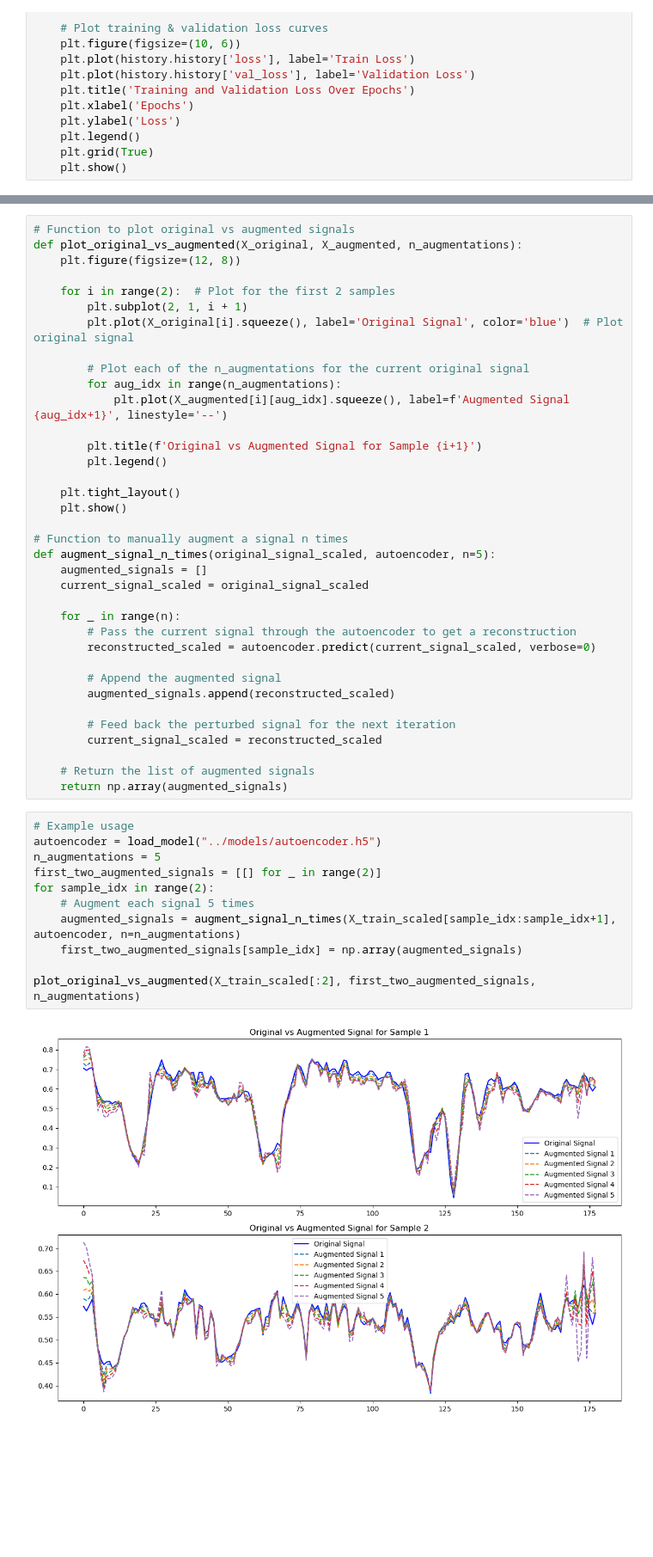
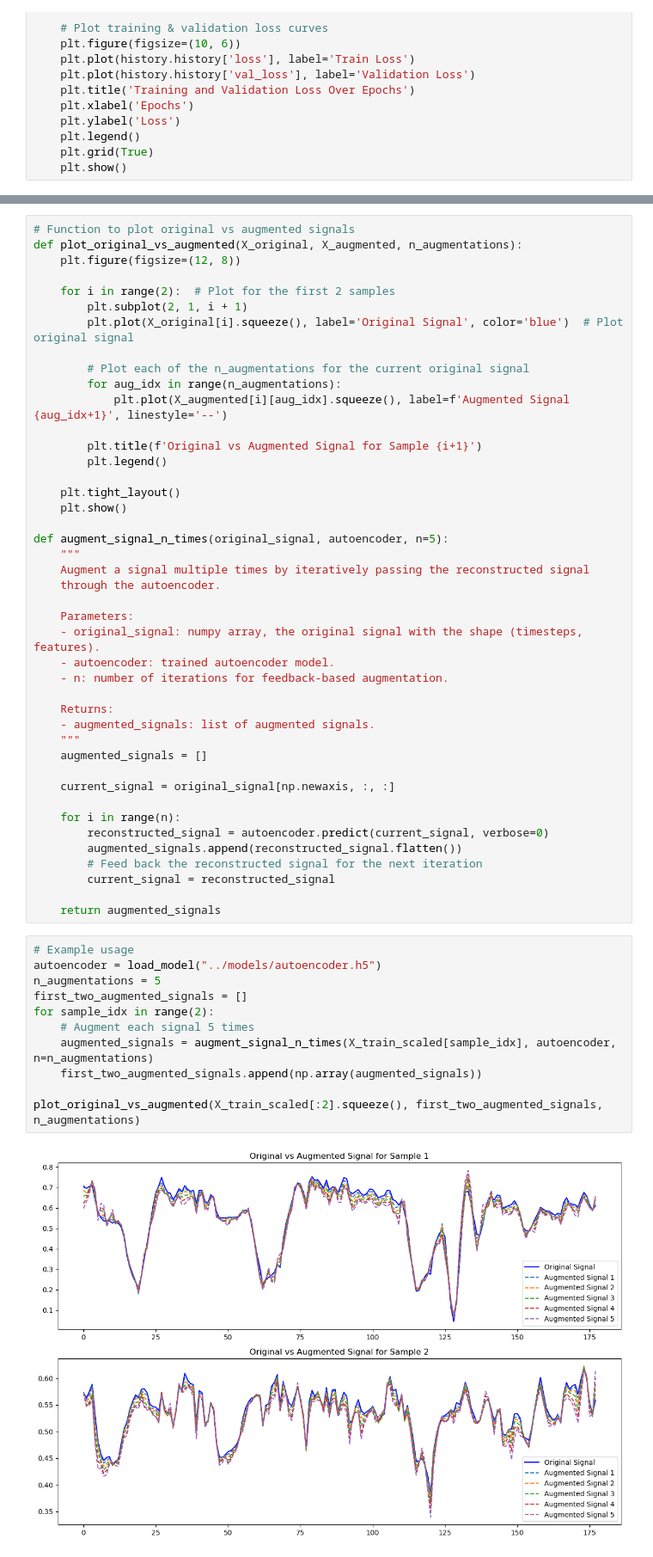
Before and after one commit to Accenture-Northwestern-Capstone/clinical, a Jupyter notebook: data_augmentation/autoencoder.ipynb, the cells around one changed output, grey strips where cells are left out. Shown at 86% size. Drawn from its saved outputs; the diff is of its cells as text; blank space fills up the shorter version.

```diff
--- a/data_augmentation/autoencoder.ipynb
+++ b/data_augmentation/autoencoder.ipynb
@@ -623,34 +623,41 @@ def plot_original_vs_augmented(X_original, X_augmented, n_augmentations):
     plt.tight_layout()
     plt.show()
 
-# Function to manually augment a signal n times
-def augment_signal_n_times(original_signal_scaled, autoencoder, n=5):
+def augment_signal_n_times(original_signal, autoencoder, n=5):
+    """
+    Augment a signal multiple times by iteratively passing the reconstructed signal
+    through the autoencoder.
+
+    Parameters:
+    - original_signal: numpy array, the original signal with the shape (timesteps, features).
+    - autoencoder: trained autoencoder model.
+    - n: number of iterations for feedback-based augmentation.
+
+    Returns:
+    - augmented_signals: list of augmented signals.
+    """
     augmented_signals = []
-    current_signal_scaled = original_signal_scaled
 
-    for _ in range(n):
-        # Pass the current signal through the autoencoder to get a reconstruction
-        reconstructed_scaled = autoencoder.predict(current_signal_scaled, verbose=0)
+    current_signal = original_signal[np.newaxis, :, :]
 
-        # Append the augmented signal
-        augmented_signals.append(reconstructed_scaled)
+    for i in range(n):
+        reconstructed_signal = autoencoder.predict(current_signal, verbose=0)
+        augmented_signals.append(reconstructed_signal.flatten())
+        # Feed back the reconstructed signal for the next iteration
+        current_signal = reconstructed_signal
 
-        # Feed back the perturbed signal for the next iteration
-        current_signal_scaled = reconstructed_scaled
-
-    # Return the list of augmented signals
-    return np.array(augmented_signals)
+    return augmented_signals
 # %%
 # Example usage
 autoencoder = load_model("../models/autoencoder.h5")
 n_augmentations = 5
-first_two_augmented_signals = [[] for _ in range(2)]
+first_two_augmented_signals = []
 for sample_idx in range(2):
     # Augment each signal 5 times
-    augmented_signals = augment_signal_n_times(X_train_scaled[sample_idx:sample_idx+1], autoencoder, n=n_augmentations)
-    first_two_augmented_signals[sample_idx] = np.array(augmented_signals)
+    augmented_signals = augment_signal_n_times(X_train_scaled[sample_idx], autoencoder, n=n_augmentations)
+    first_two_augmented_signals.append(np.array(augmented_signals))
 
-plot_original_vs_augmented(X_train_scaled[:2], first_two_augmented_signals, n_augmentations)
+plot_original_vs_augmented(X_train_scaled[:2].squeeze(), first_two_augmented_signals, n_augmentations)
 # %% [output]
-[figure, old version]
+[figure, new version]
 # %% [markdown]
```
Also changed, not shown: parts of 36 cells of this notebook, 4 other files.
